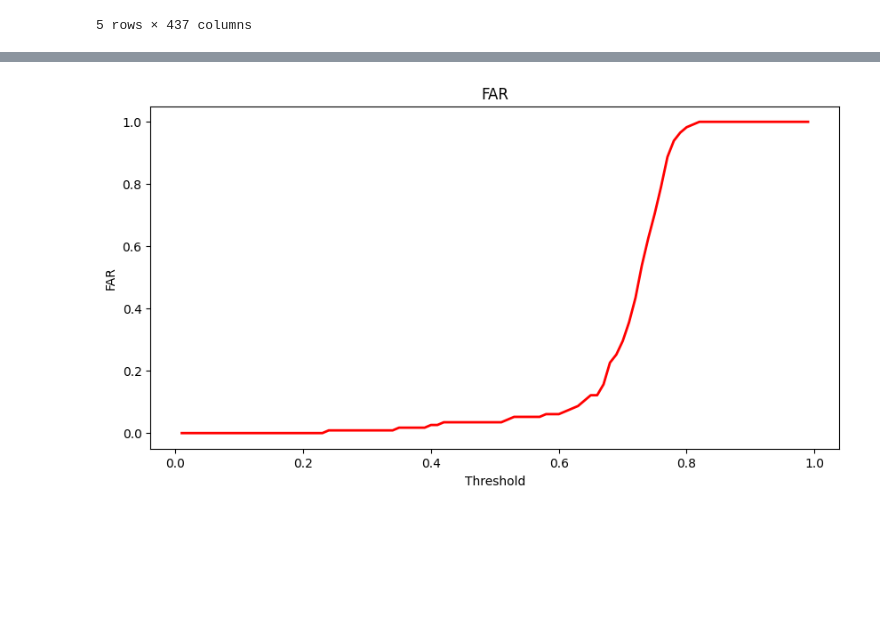
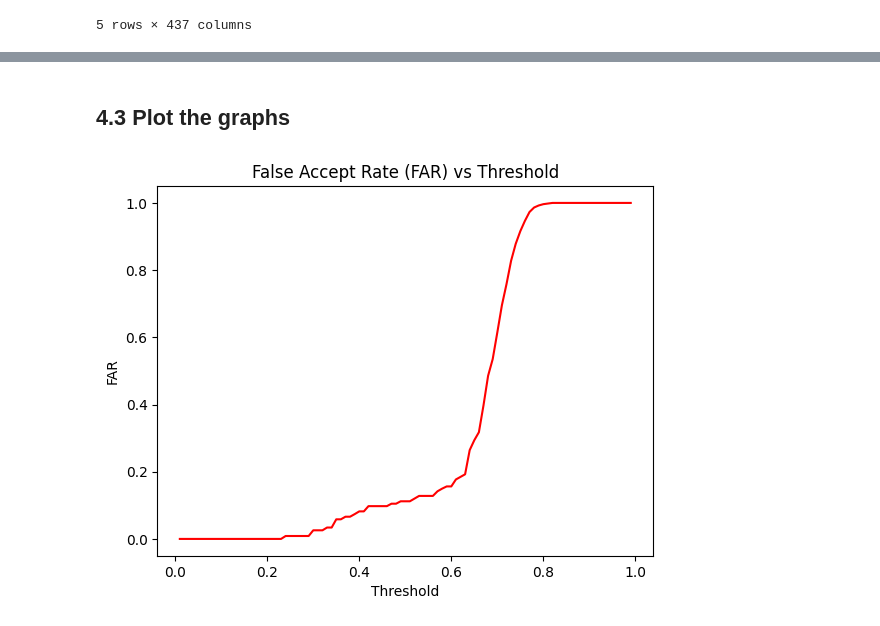
Before and after one commit to jngelena/BiometricSystem, a Jupyter notebook: eval_lfw.ipynb, the cells around one changed output, grey strips where cells are left out. Cells and saved outputs as stored; diff of their text form; code cells hidden in the pictures; blank space fills up the shorter version.

```diff
--- a/eval_lfw.ipynb
+++ b/eval_lfw.ipynb
@@ -381,17 +343,3 @@ def all_against_all(df_distanze):
     return evaluation_metrics
 # %%
 evaluation_metrics = all_against_all(df_matrix)
-# %%
-far_values = [metrics[list(metrics.keys())[0]]['FAR'] for metrics in evaluation_metrics['thresholds']]
-thresholds = [list(metrics.keys())[0] for metrics in evaluation_metrics['thresholds']]
-
-# Plot FAR against Thresholds with the corrected logic
-plt.figure(figsize=(10, 5))
-plt.plot(thresholds, far_values, 'r', lw=2)  # Adding line width for better visibility
-plt.title('FAR')
-plt.xlabel('Threshold')
-plt.ylabel('FAR')
-#plt.ylim([0,1])  # Set the limits of the y-axis to ensure it is between 0 and 1
-plt.show()
-# %% [output]
-[figure, removed]
@@ -397,0 +365,2 @@ plt.show()
+# %% [markdown]
+## **4.3 Plot the graphs**
@@ -398 +371,11 @@ plt.show()
+# %%
+# Plot FAR against Thresholds
+plt.figure()
+plt.plot(thresholds, far_values, color='r')
+plt.title('False Accept Rate (FAR) vs Threshold')
+plt.xlabel('Threshold')
+plt.ylabel('FAR')
+plt.show()
+# %% [output]
+[figure, added]
 # %%
```
Also changed, not shown: parts of 64 cells of this notebook, 3 other files.
